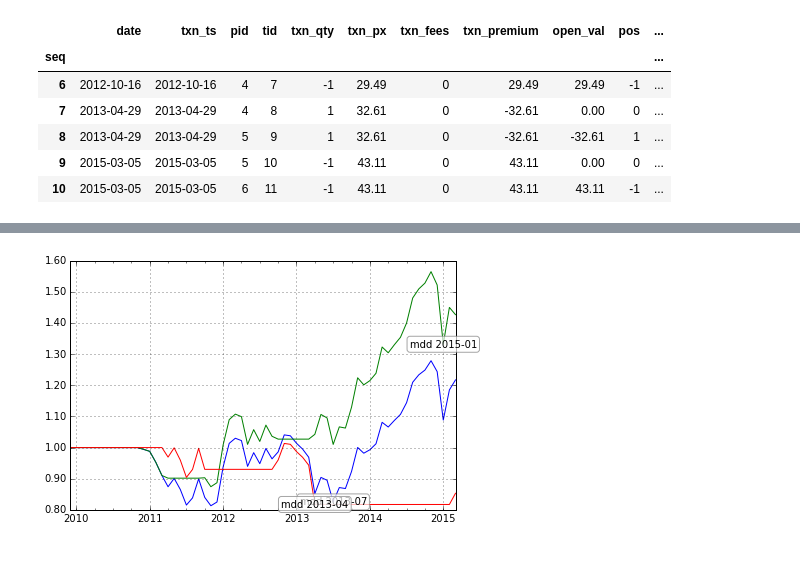
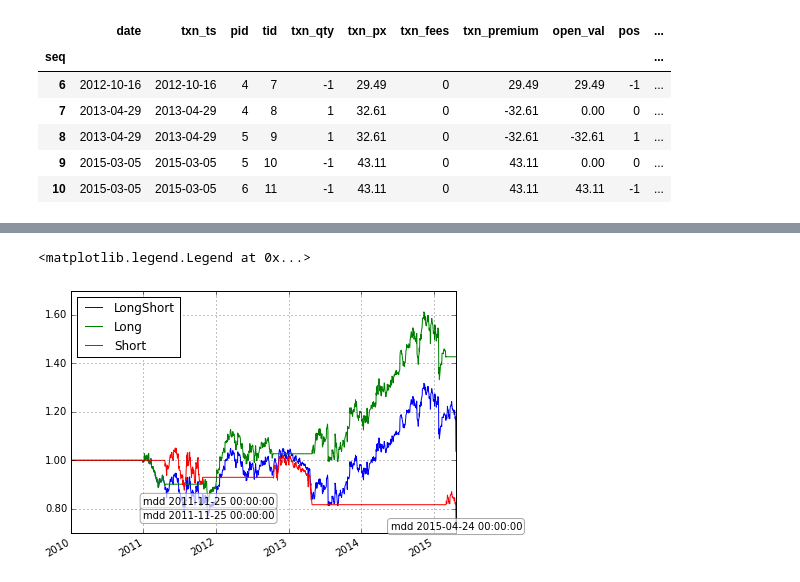
Before and after one commit to bpsmith/tia, a Jupyter notebook: examples/backtest.ipynb, the cells around one changed output, grey strips where cells are left out. Drawn from its saved outputs; the diff is of its cells as text; code cells hidden in the pictures.

```diff
--- a/examples/backtest.ipynb
+++ b/examples/backtest.ipynb
@@ -46,7 +47,7 @@ trades
  <Trade(11, qty=-1.0, px=43.11, ts=2015-03-05 00:00:00)>]
 # %%
 # construct a portfolio from the trades
-port = SingleAssetPortfolio(msft, trades)
+port = SingleAssetPortfolio(msft, trades, ret_calc=RoiiRetCalculator())
 # %%
 # Show each of the individial transactions
 port.txns.frame.tail()
@@ -134,7 +138,11 @@ pd.DataFrame({'All': port.ltd_rets, 'Long': port.long.ltd_rets, 'Short': port.sh
 # %%
-# Daily returns with max drawdown
-port.plot_ret_on_dollar(label='All')
-port.long.plot_ret_on_dollar(label='Long')
-port.short.plot_ret_on_dollar(label='Short')
+#
+# Show the Return on a dollar
+#
+port.performance.dly_details.plot_ret_on_dollar(label='LongShort')
+port.long.performance.dly_details.plot_ret_on_dollar(label='Long')
+port.short.performance.dly_details.plot_ret_on_dollar(label='Short')
+plt.legend(loc='upper left')
 # %% [output]
+<matplotlib.legend.Legend at 0x...>
-[figure, old version]
+[figure, new version]
```
Also changed, not shown: parts of 15 cells of this notebook, 9 other files.
